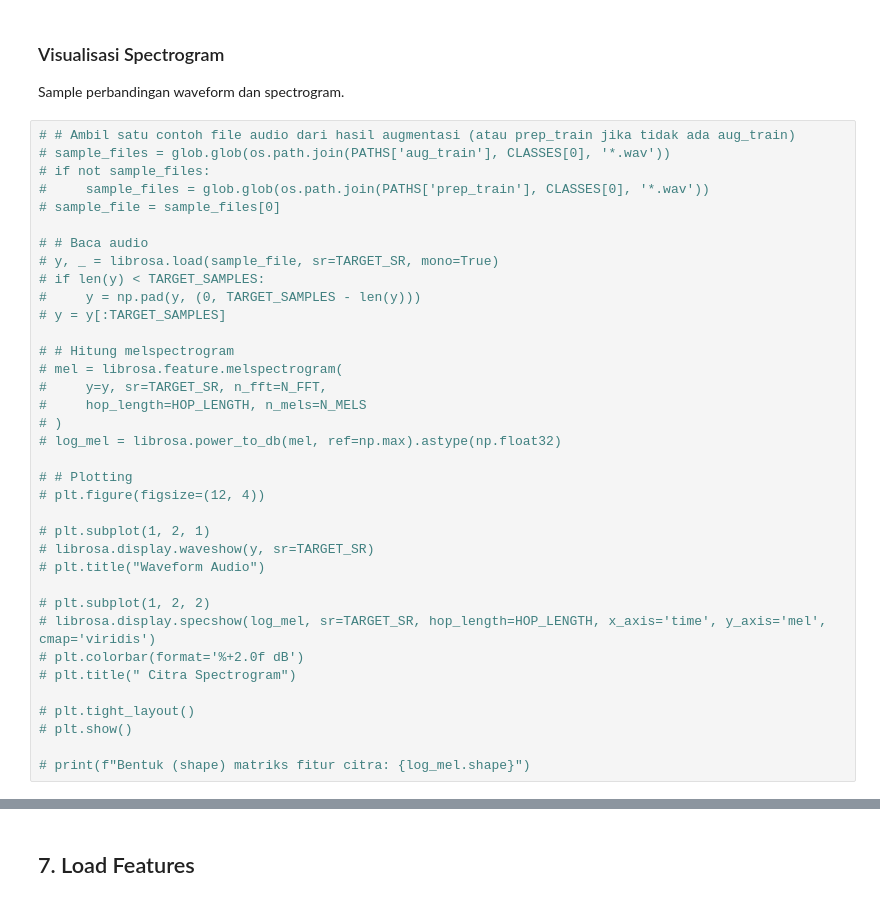
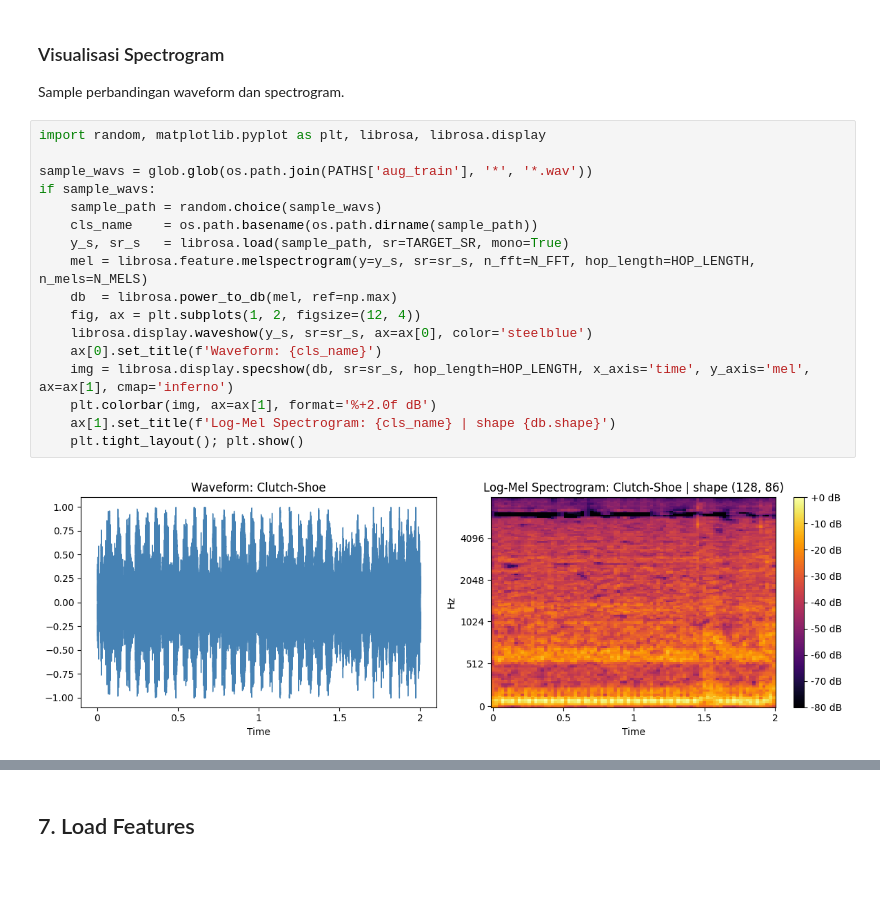
Before and after one commit to motosense/model-ai, a Jupyter notebook: without YAMNet/MotoSense_CNN_NoYAMNet.ipynb, the cells around one changed output, grey strips where cells are left out. Cells and saved outputs as stored; diff of their text form; blank space fills up the shorter version.

```diff
--- a/without YAMNet/MotoSense_CNN_NoYAMNet.ipynb
+++ b/without YAMNet/MotoSense_CNN_NoYAMNet.ipynb
@@ -248,39 +298,22 @@ Konversi audio ke matriks 2D (128x128).
 
 Sample perbandingan waveform dan spectrogram.
 # %%
-# # Ambil satu contoh file audio dari hasil augmentasi (atau prep_train jika tidak ada aug_train)
-# sample_files = glob.glob(os.path.join(PATHS['aug_train'], CLASSES[0], '*.wav'))
-# if not sample_files:
-#     sample_files = glob.glob(os.path.join(PATHS['prep_train'], CLASSES[0], '*.wav'))
-# sample_file = sample_files[0]
+import random, matplotlib.pyplot as plt, librosa, librosa.display
 
-# # Baca audio
-# y, _ = librosa.load(sample_file, sr=TARGET_SR, mono=True)
-# if len(y) < TARGET_SAMPLES:
-#     y = np.pad(y, (0, TARGET_SAMPLES - len(y)))
-# y = y[:TARGET_SAMPLES]
-
-# # Hitung melspectrogram
-# mel = librosa.feature.melspectrogram(
-#     y=y, sr=TARGET_SR, n_fft=N_FFT,
-#     hop_length=HOP_LENGTH, n_mels=N_MELS
-# )
-# log_mel = librosa.power_to_db(mel, ref=np.max).astype(np.float32)
-
-# # Plotting
-# plt.figure(figsize=(12, 4))
-
-# plt.subplot(1, 2, 1)
-# librosa.display.waveshow(y, sr=TARGET_SR)
-# plt.title("Waveform Audio")
-
-# plt.subplot(1, 2, 2)
-# librosa.display.specshow(log_mel, sr=TARGET_SR, hop_length=HOP_LENGTH, x_axis='time', y_axis='mel', cmap='viridis')
-# plt.colorbar(format='%+2.0f dB')
-# plt.title(" Citra Spectrogram")
-
-# plt.tight_layout()
-# plt.show()
-
-# print(f"Bentuk (shape) matriks fitur citra: {log_mel.shape}")
+sample_wavs = glob.glob(os.path.join(PATHS['aug_train'], '*', '*.wav'))
+if sample_wavs:
+    sample_path = random.choice(sample_wavs)
+    cls_name    = os.path.basename(os.path.dirname(sample_path))
+    y_s, sr_s   = librosa.load(sample_path, sr=TARGET_SR, mono=True)
+    mel = librosa.feature.melspectrogram(y=y_s, sr=sr_s, n_fft=N_FFT, hop_length=HOP_LENGTH, n_mels=N_MELS)
+    db  = librosa.power_to_db(mel, ref=np.max)
+    fig, ax = plt.subplots(1, 2, figsize=(12, 4))
+    librosa.display.waveshow(y_s, sr=sr_s, ax=ax[0], color='steelblue')
+    ax[0].set_title(f'Waveform: {cls_name}')
+    img = librosa.display.specshow(db, sr=sr_s, hop_length=HOP_LENGTH, x_axis='time', y_axis='mel', ax=ax[1], cmap='inferno')
+    plt.colorbar(img, ax=ax[1], format='%+2.0f dB')
+    ax[1].set_title(f'Log-Mel Spectrogram: {cls_name} | shape {db.shape}')
+    plt.tight_layout(); plt.show()
+# %% [output]
+[figure, added]
 # %%
```
Also changed, not shown: parts of 40 cells of this notebook, 5 other files.
